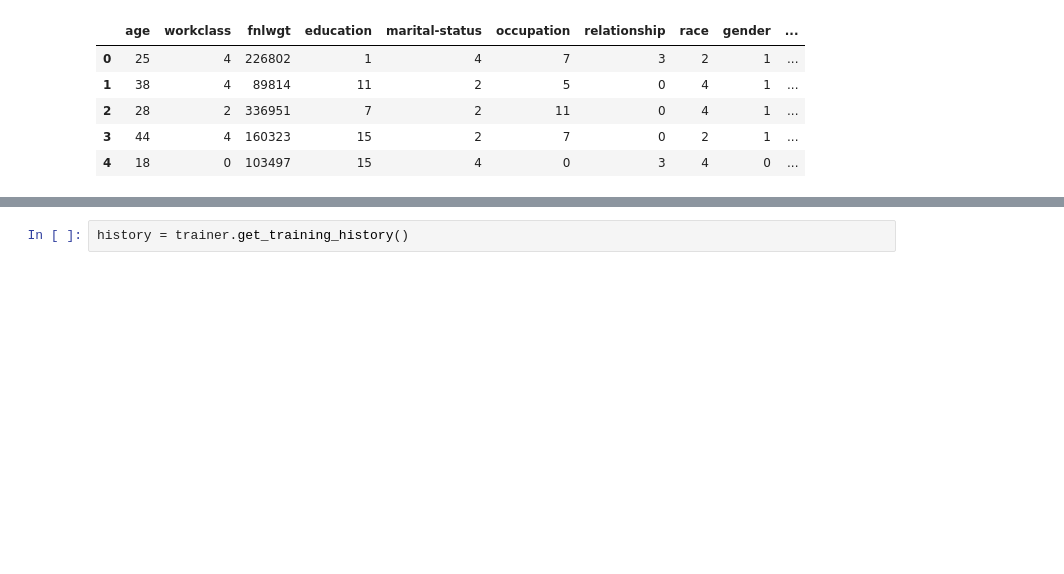
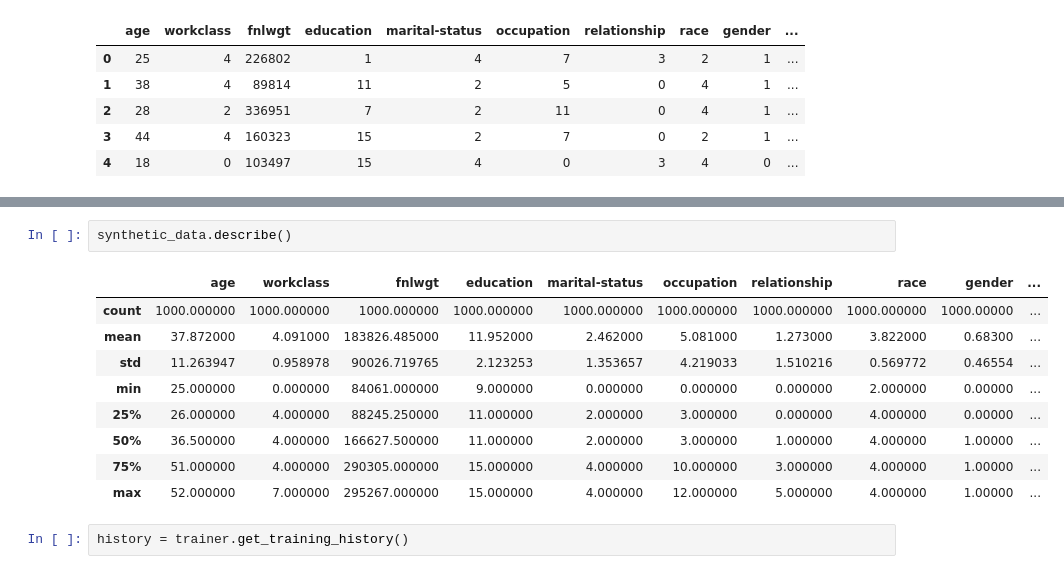
Before and after one commit to osllmai/syntethic_data, a Jupyter notebook: examples/gan.ipynb, the cells around one changed output, grey strips where cells are left out. Drawn from its saved outputs; the diff is of its cells as text; blank space fills up the shorter version.

```diff
--- a/examples/gan.ipynb
+++ b/examples/gan.ipynb
@@ -90,3 +96,15 @@ data.head()
+# %%
+synthetic_data.describe()
+# %% [output]
+|  | age | workclass | fnlwgt | education | marital-status | occupation | relationship | race | gender | ... |
+| count | 1000.000000 | 1000.000000 | 1000.000000 | 1000.000000 | 1000.000000 | 1000.000000 | 1000.000000 | 1000.000000 | 1000.00000 | ... |
+| mean | 37.872000 | 4.091000 | 183826.485000 | 11.952000 | 2.462000 | 5.081000 | 1.273000 | 3.822000 | 0.68300 | ... |
+| std | 11.263947 | 0.958978 | 90026.719765 | 2.123253 | 1.353657 | 4.219033 | 1.510216 | 0.569772 | 0.46554 | ... |
+| min | 25.000000 | 0.000000 | 84061.000000 | 9.000000 | 0.000000 | 0.000000 | 0.000000 | 2.000000 | 0.00000 | ... |
+| 25% | 26.000000 | 4.000000 | 88245.250000 | 11.000000 | 2.000000 | 3.000000 | 0.000000 | 4.000000 | 0.00000 | ... |
+| 50% | 36.500000 | 4.000000 | 166627.500000 | 11.000000 | 2.000000 | 3.000000 | 1.000000 | 4.000000 | 1.00000 | ... |
+| 75% | 51.000000 | 4.000000 | 290305.000000 | 15.000000 | 4.000000 | 10.000000 | 3.000000 | 4.000000 | 1.00000 | ... |
+| max | 52.000000 | 7.000000 | 295267.000000 | 15.000000 | 4.000000 | 12.000000 | 5.000000 | 4.000000 | 1.00000 | ... |
 # %%
 history = trainer.get_training_history()
 # %%
```
Also changed, not shown: parts of 7 cells of this notebook, 7 other files.
